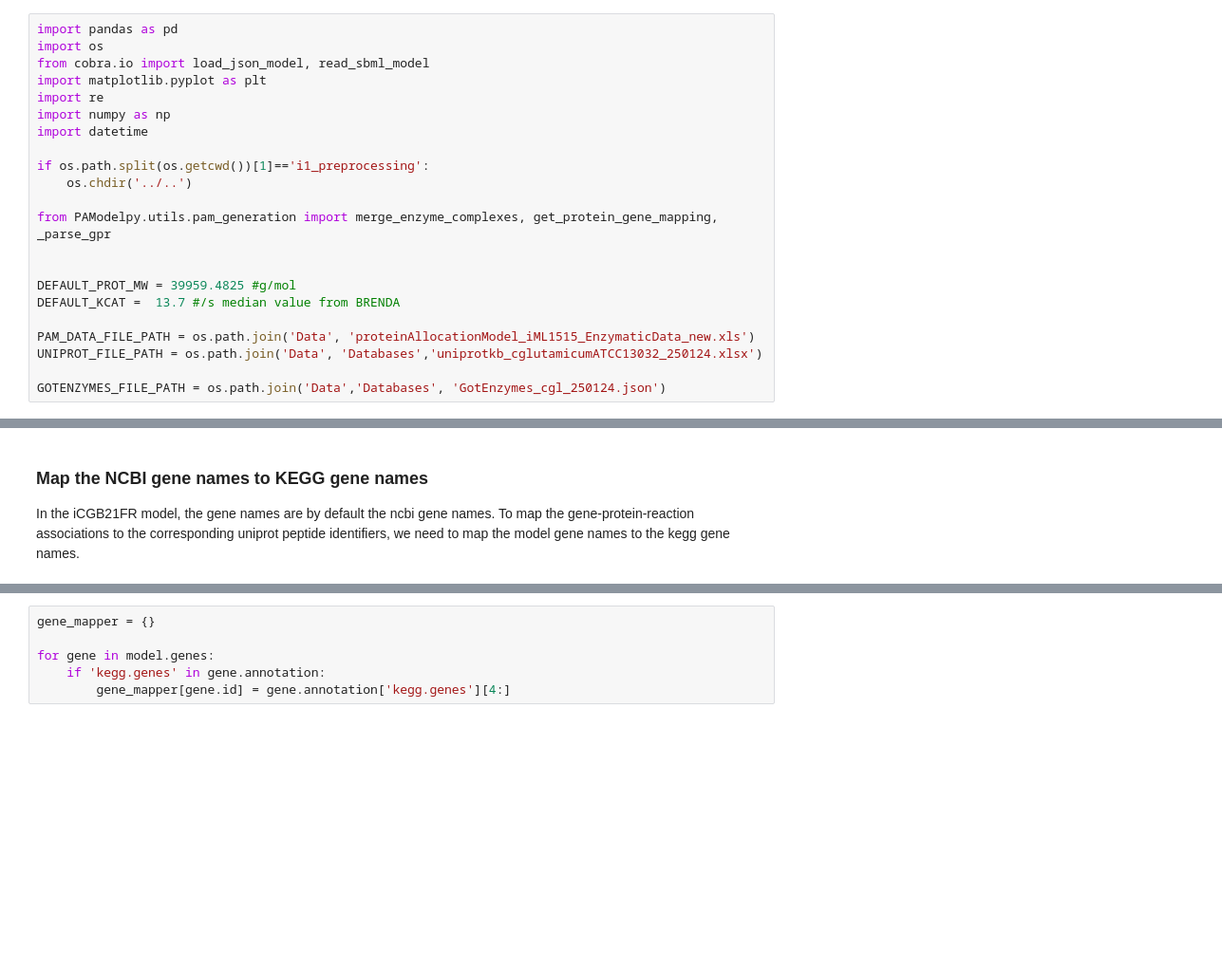
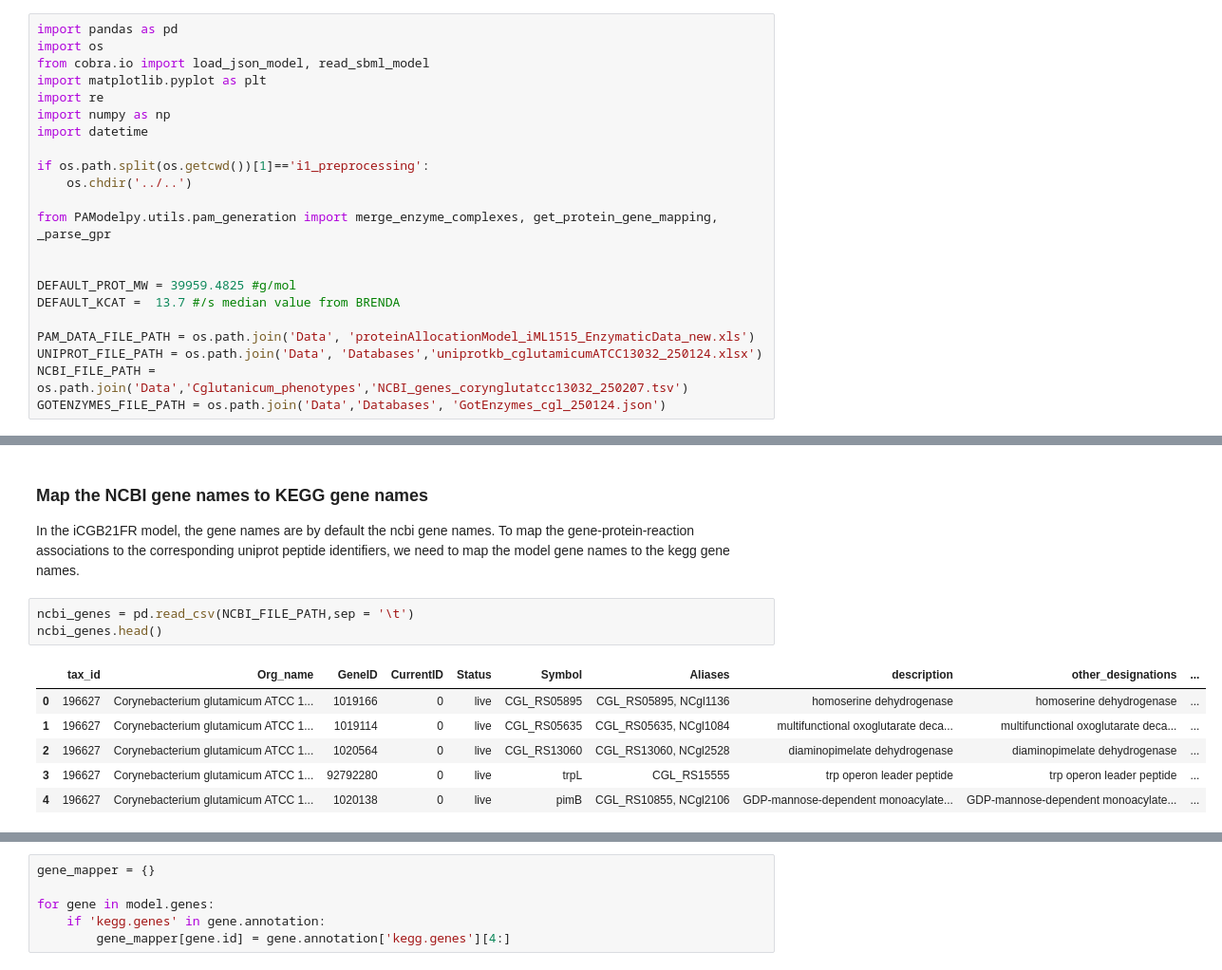
Before and after one commit to iAMB-RWTH-Aachen/PAMparametrizer, a Jupyter notebook: Scripts/i1_preprocessing/parse_kcat_values_GotEnzymes_iCGB21FR.ipynb, the cells around one changed output, grey strips where cells are left out. Shown: that part at 95% size. Drawn from its saved outputs; the diff is of its cells as text; blank space fills up the shorter version.

```diff
--- a/Scripts/i1_preprocessing/parse_kcat_values_GotEnzymes_iCGB21FR.ipynb
+++ b/Scripts/i1_preprocessing/parse_kcat_values_GotEnzymes_iCGB21FR.ipynb
@@ -24,6 +24,6 @@ DEFAULT_KCAT =  13.7 #/s median value from BRENDA
 
 PAM_DATA_FILE_PATH = os.path.join('Data', 'proteinAllocationModel_iML1515_EnzymaticData_new.xls')
 UNIPROT_FILE_PATH = os.path.join('Data', 'Databases','uniprotkb_cglutamicumATCC13032_250124.xlsx')
-
+NCBI_FILE_PATH = os.path.join('Data','Cglutanicum_phenotypes','NCBI_genes_corynglutatcc13032_250207.tsv')
 GOTENZYMES_FILE_PATH = os.path.join('Data','Databases', 'GotEnzymes_cgl_250124.json')
 # %% [output]
@@ -187,3 +192,13 @@ id_mapper_df
 ### Map the NCBI gene names to KEGG gene names
 
 In the iCGB21FR model, the gene names are by default the ncbi gene names. To map the gene-protein-reaction associations to the corresponding uniprot peptide identifiers, we need to map the model gene names to the kegg gene names.
+# %%
+ncbi_genes = pd.read_csv(NCBI_FILE_PATH,sep = '\t')
+ncbi_genes.head()
+# %% [output]
+|  | tax_id | Org_name | GeneID | CurrentID | Status | Symbol | Aliases | description | other_designations | ... |
+| 0 | 196627 | Corynebacterium glutamicum ATCC 1... | 1019166 | 0 | live | CGL_RS05895 | CGL_RS05895, NCgl1136 | homoserine dehydrogenase | homoserine dehydrogenase | ... |
+| 1 | 196627 | Corynebacterium glutamicum ATCC 1... | 1019114 | 0 | live | CGL_RS05635 | CGL_RS05635, NCgl1084 | multifunctional oxoglutarate deca... | multifunctional oxoglutarate deca... | ... |
+| 2 | 196627 | Corynebacterium glutamicum ATCC 1... | 1020564 | 0 | live | CGL_RS13060 | CGL_RS13060, NCgl2528 | diaminopimelate dehydrogenase | diaminopimelate dehydrogenase | ... |
+| 3 | 196627 | Corynebacterium glutamicum ATCC 1... | 92792280 | 0 | live | trpL | CGL_RS15555 | trp operon leader peptide | trp operon leader peptide | ... |
+| 4 | 196627 | Corynebacterium glutamicum ATCC 1... | 1020138 | 0 | live | pimB | CGL_RS10855, NCgl2106 | GDP-mannose-dependent monoacylate... | GDP-mannose-dependent monoacylate... | ... |
```
Also changed, not shown: parts of 4 cells of this notebook, 1 other file.
